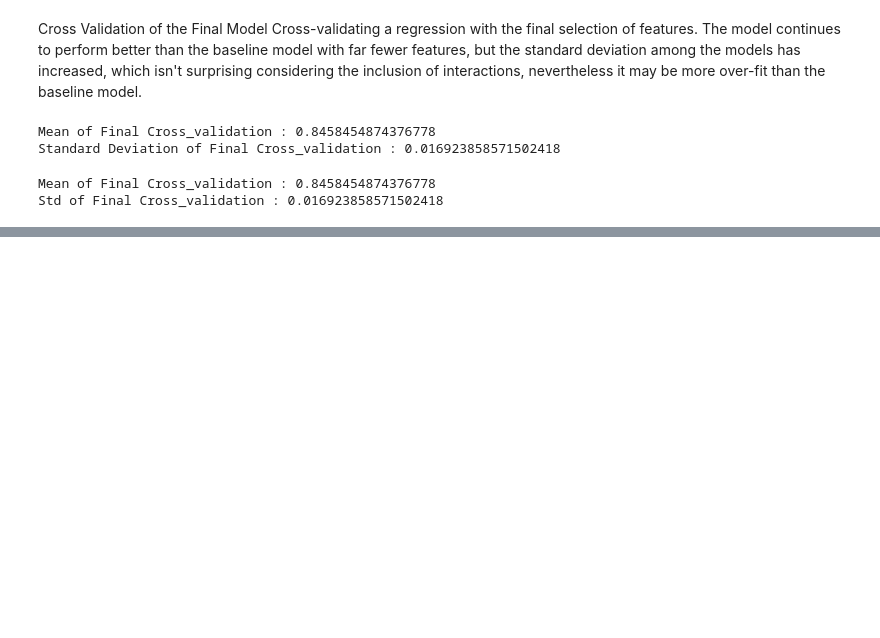
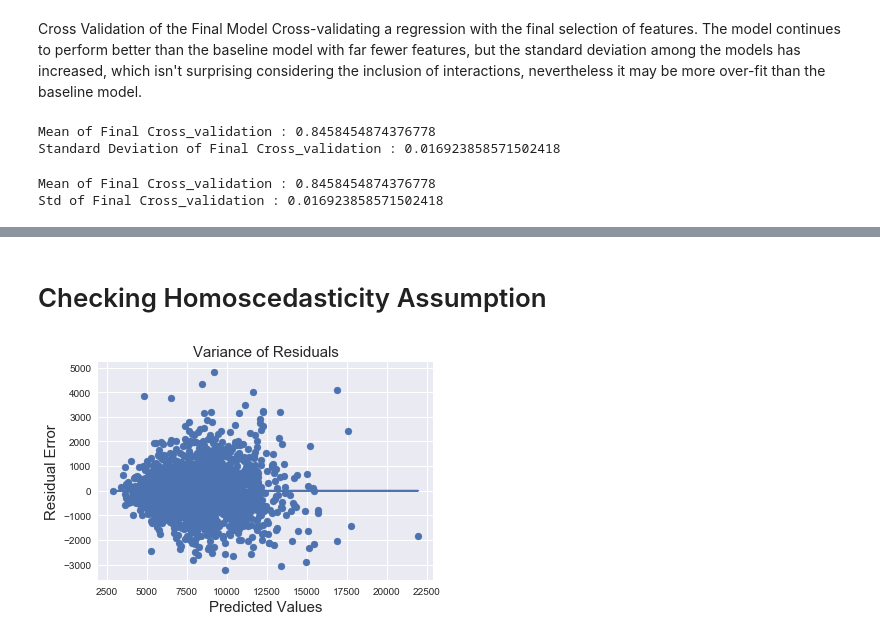
Before and after one commit to jankomah/Predicting_Life_Expectancy, a Jupyter notebook: 02.Josh_Modelling.ipynb, the cells around one changed output, grey strips where cells are left out. Drawn from its saved outputs; the diff is of its cells as text; code cells hidden in the pictures; blank space fills up the shorter version.

```diff
--- a/02.Josh_Modelling.ipynb
+++ b/02.Josh_Modelling.ipynb
@@ -870,0 +880,13 @@ Std of Final Cross_validation : 0.016923858571502418
+# %% [markdown]
+# <a id='7'>Checking Homoscedasticity Assumption<a/>
+# %%
+plt.scatter(results_new_features.predict(X_train_inter[new_features]),
+            results_new_features.resid)
+plt.plot(results_new_features.predict(X_train_inter[new_features]), [0 for x in range(len(X_train_inter))])
+plt.title('Variance of Residuals' , fontsize = 15)
+plt.xlabel("Predicted Values" , fontsize = 15)
+plt.ylabel("Residual Error" , fontsize = 15)
+plt.savefig("residuals_var.png")
+plt.show();
+# %% [output]
+[figure, added]
```
Also changed, not shown: parts of 7 cells of this notebook.
